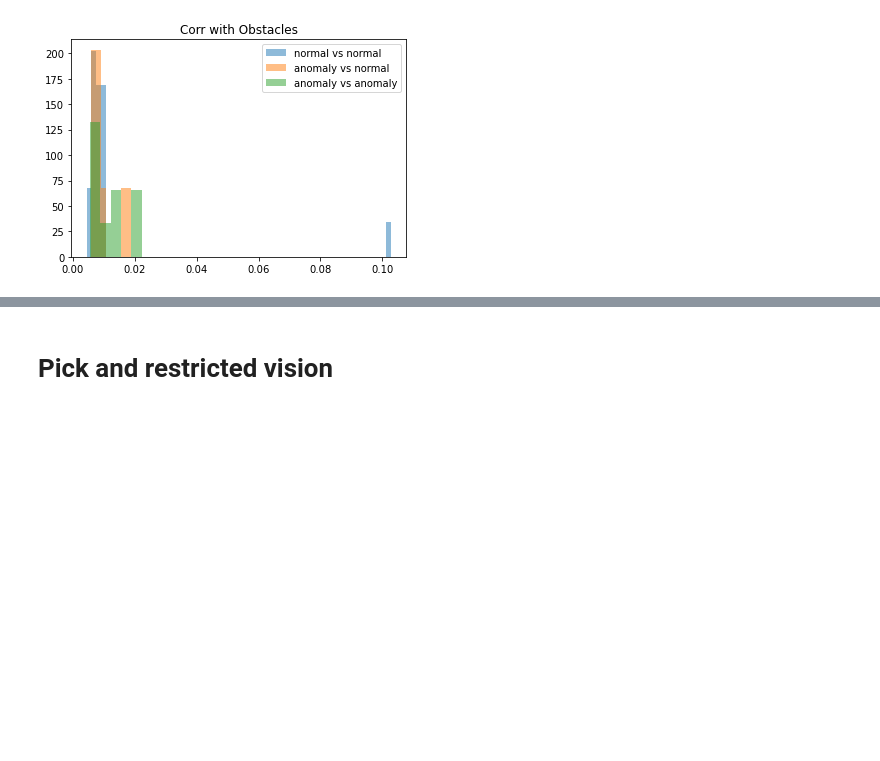
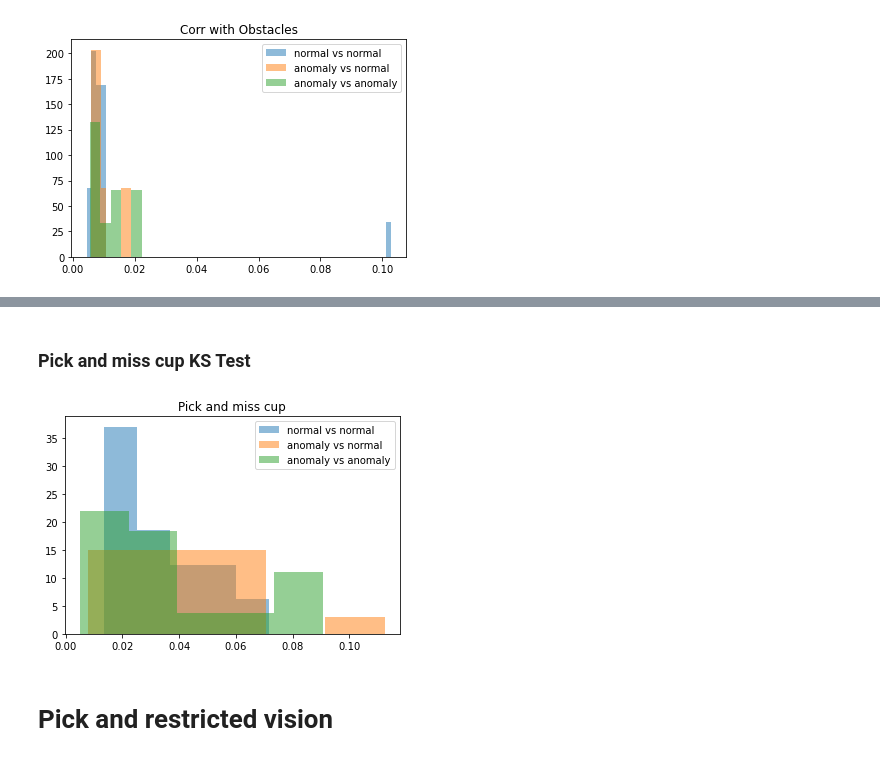
Before and after one commit to ivinokuri/generative-model, a Jupyter notebook: final-experiments/kolmogorov_smirnov_test_experiments.ipynb, the cells around one changed output, grey strips where cells are left out. Cells and saved outputs as stored; diff of their text form; code cells hidden in the pictures; blank space fills up the shorter version.

```diff
--- a/final-experiments/kolmogorov_smirnov_test_experiments.ipynb
+++ b/final-experiments/kolmogorov_smirnov_test_experiments.ipynb
@@ -293,3 +317,12 @@ plot_ks_test_results(ks_normal_normal, ks_normal_anomaly, ks_anomaly_anomaly, TI
+# %% [markdown]
+### Pick and miss cup KS Test
+# %%
+ks_normal_normal = ks_test(runs)
+ks_normal_anomaly = ks_test(anomaly_runs, all_runs)
+ks_anomaly_anomaly = ks_test(anomaly_runs)
+plot_ks_test_results(ks_normal_normal, ks_normal_anomaly, ks_anomaly_anomaly, TITLE_ANOMALY)
+# %% [output]
+[figure, added]
 # %% [markdown]
 # Pick and restricted vision
 # %% [markdown]
```
Also changed, not shown: parts of 11 cells of this notebook, 29 other files.
